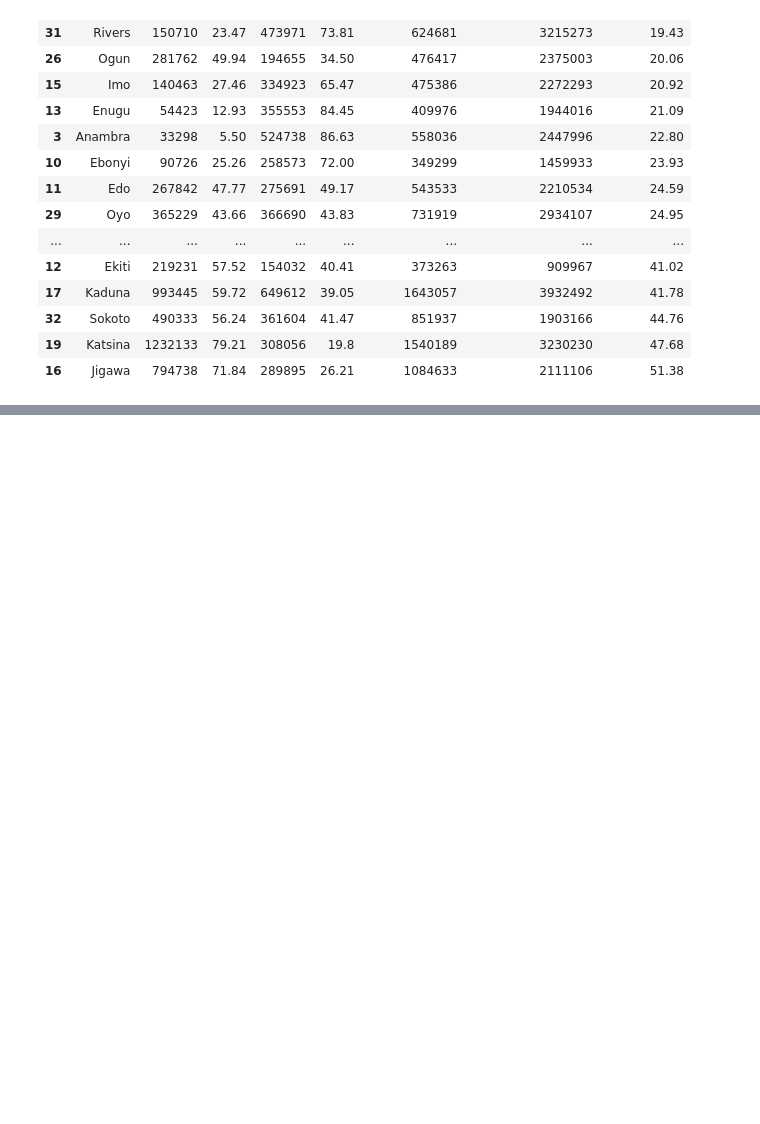
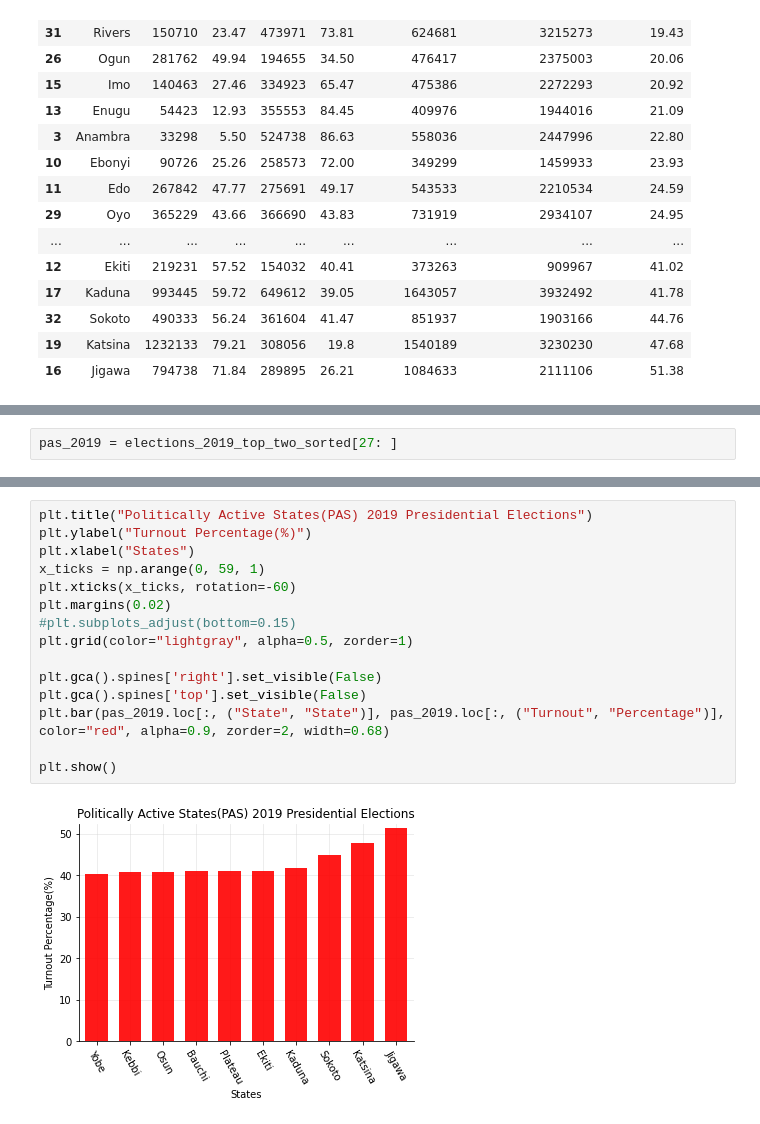
Before and after one commit to laresamdeola/Nigeria-2023-Presidential-Elections-Data-Analysis, a Jupyter notebook: Nigeria_2023_Presidential_Elections_Data_Analysis.ipynb, the cells around one changed output, grey strips where cells are left out. Saved outputs shown, nothing was run; the diff lists cells and outputs as text; blank space fills up the shorter version.

```diff
--- a/Nigeria_2023_Presidential_Elections_Data_Analysis.ipynb
+++ b/Nigeria_2023_Presidential_Elections_Data_Analysis.ipynb
@@ -1135,0 +1142,2 @@ plt.show()
+# %%
+pas_2019 = elections_2019_top_two_sorted[27: ]
@@ -1135,0 +1159,17 @@ plt.show()
+# %%
+plt.title("Politically Active States(PAS) 2019 Presidential Elections")
+plt.ylabel("Turnout Percentage(%)")
+plt.xlabel("States")
+x_ticks = np.arange(0, 59, 1)
+plt.xticks(x_ticks, rotation=-60)
+plt.margins(0.02)
+#plt.subplots_adjust(bottom=0.15)
+plt.grid(color="lightgray", alpha=0.5, zorder=1)
+
+plt.gca().spines['right'].set_visible(False)
+plt.gca().spines['top'].set_visible(False)
+plt.bar(pas_2019.loc[:, ("State", "State")], pas_2019.loc[:, ("Turnout", "Percentage")], color="red", alpha=0.9, zorder=2, width=0.68)
+
+plt.show()
+# %% [output]
+[figure, added]
```
Also changed, not shown: parts of 25 cells of this notebook.
